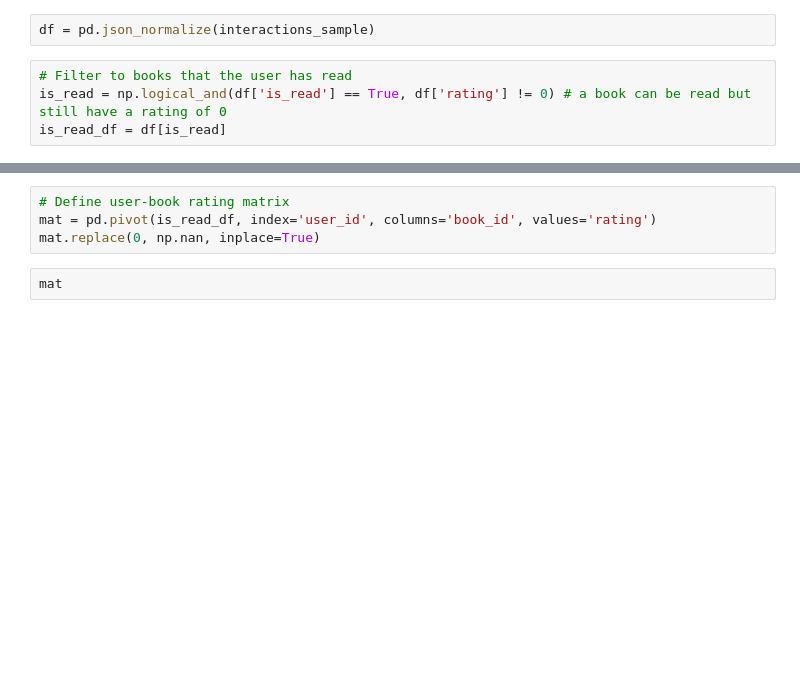
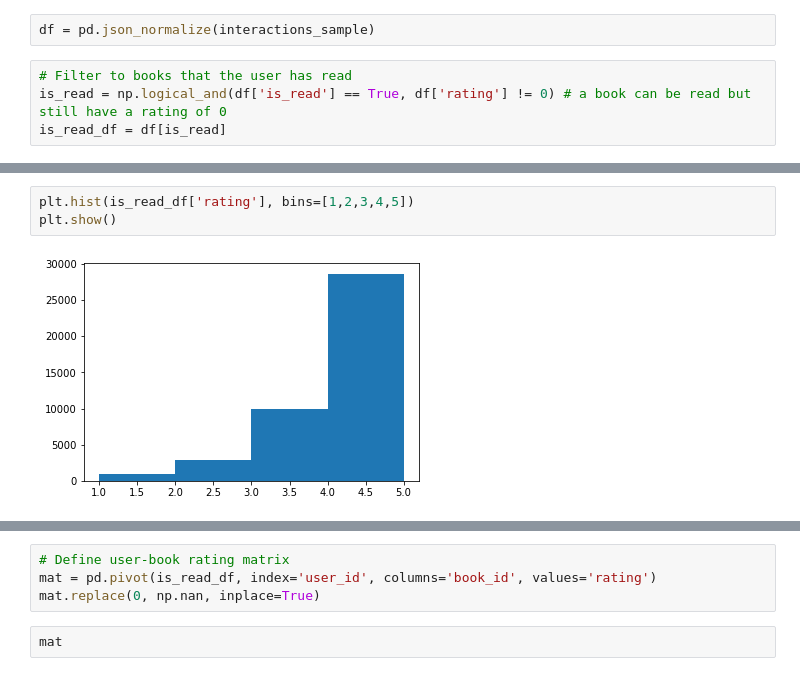
Before and after one commit to michaelfronda/ISYE6740-CDA-FInal-Project, a Jupyter notebook: Jackie-ChangeTrainTestSplit.ipynb, the cells around one changed output, grey strips where cells are left out. Saved outputs shown, nothing was run; the diff lists cells and outputs as text; blank space fills up the shorter version.

```diff
--- a/Jackie-ChangeTrainTestSplit.ipynb
+++ b/Jackie-ChangeTrainTestSplit.ipynb
@@ -81,0 +83,5 @@ is_read_df
+# %%
+plt.hist(is_read_df['rating'], bins=[1,2,3,4,5])
+plt.show()
+# %% [output]
+[figure, added]
```
Also changed, not shown: parts of 40 cells of this notebook.
